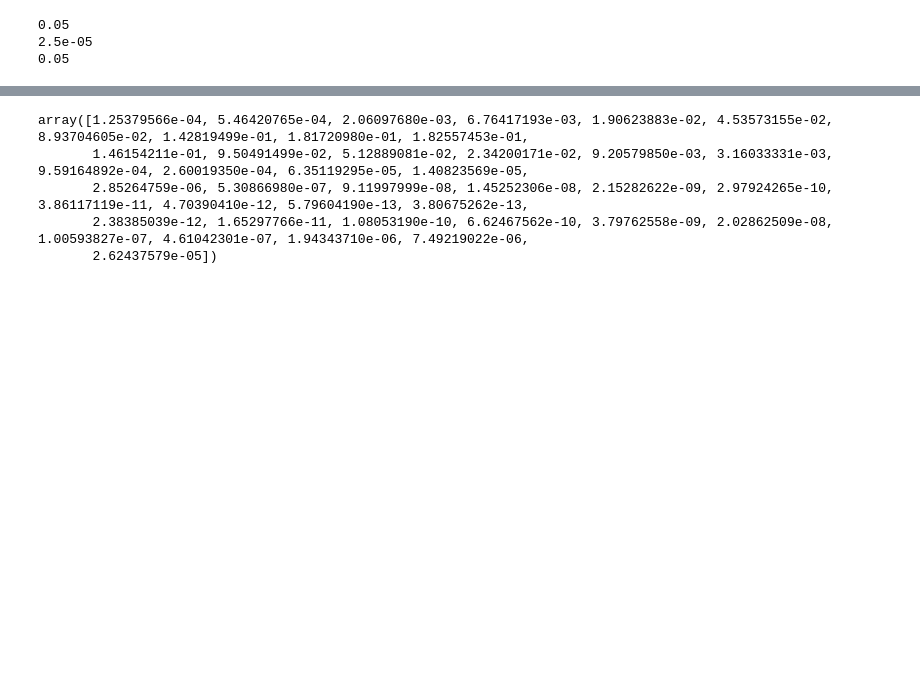
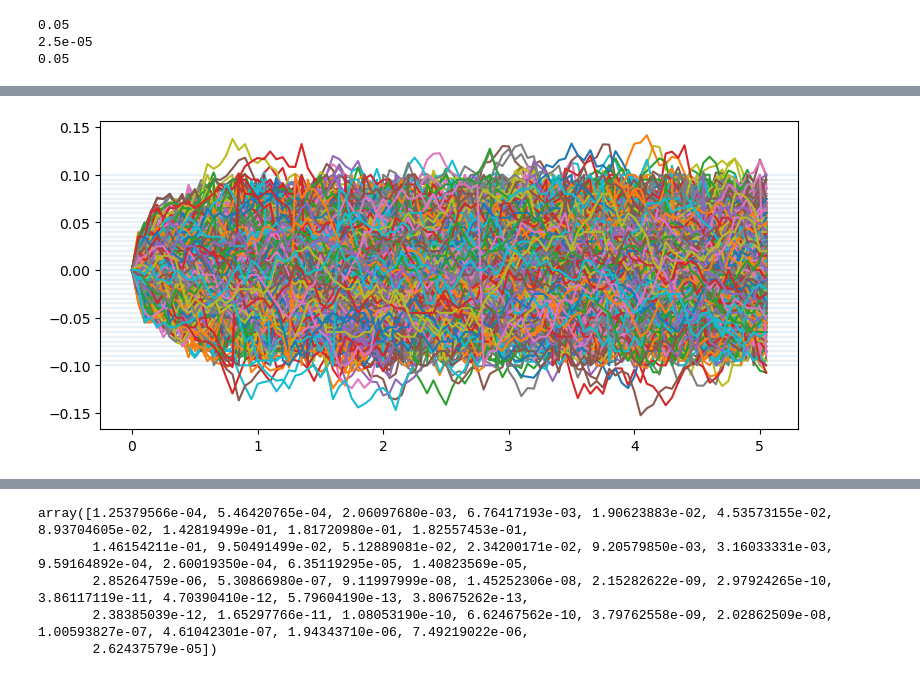
Before and after one commit to JonathanVacher/mca-approx, a Jupyter notebook: sde-mca-approx.ipynb, the cells around one changed output, grey strips where cells are left out. Saved outputs shown, nothing was run; the diff lists cells and outputs as text; code cells hidden in the pictures; blank space fills up the shorter version.

```diff
--- a/sde-mca-approx.ipynb
+++ b/sde-mca-approx.ipynb
@@ -136,0 +153,13 @@ ax.set_ylim(-0.05,0.07)
+# %%
+fig, ax = plt.subplots(1,1,figsize=(9,4))
+
+ax.plot(T,X_sde_all[:].T)
+ax.plot(T,X_markov_all[:].T)
+
+for i in range(N):
+    ax.axhline(X_states_space[i], alpha=0.1)
+#plt.plot(T,X_markov*5)
+
+#ax.set_ylim(-0.05,0.07)
+# %% [output]
+[figure, added]
```
Also changed, not shown: parts of 12 cells of this notebook.
